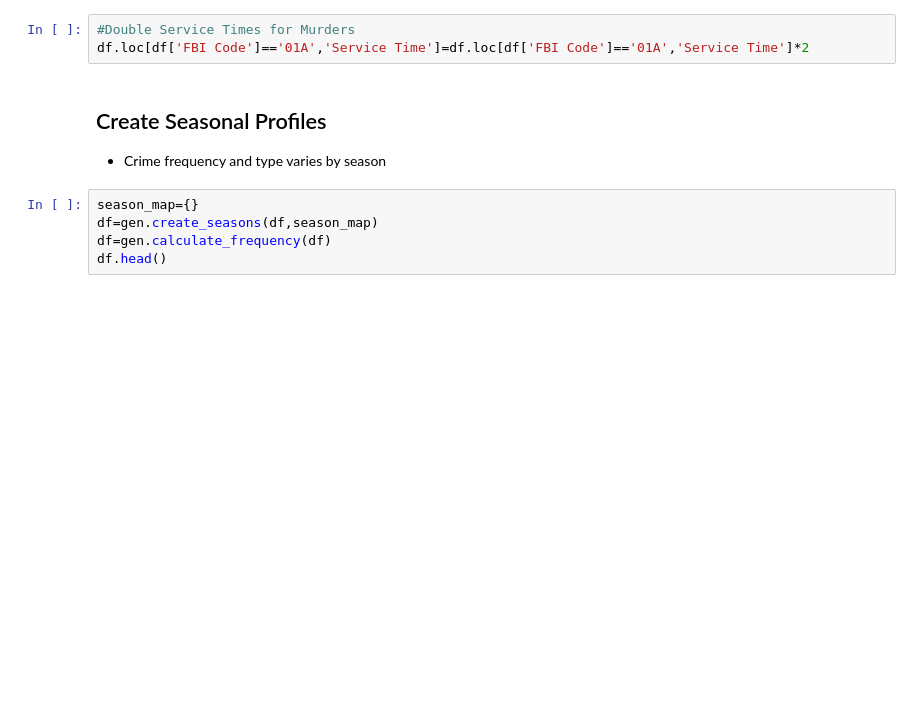
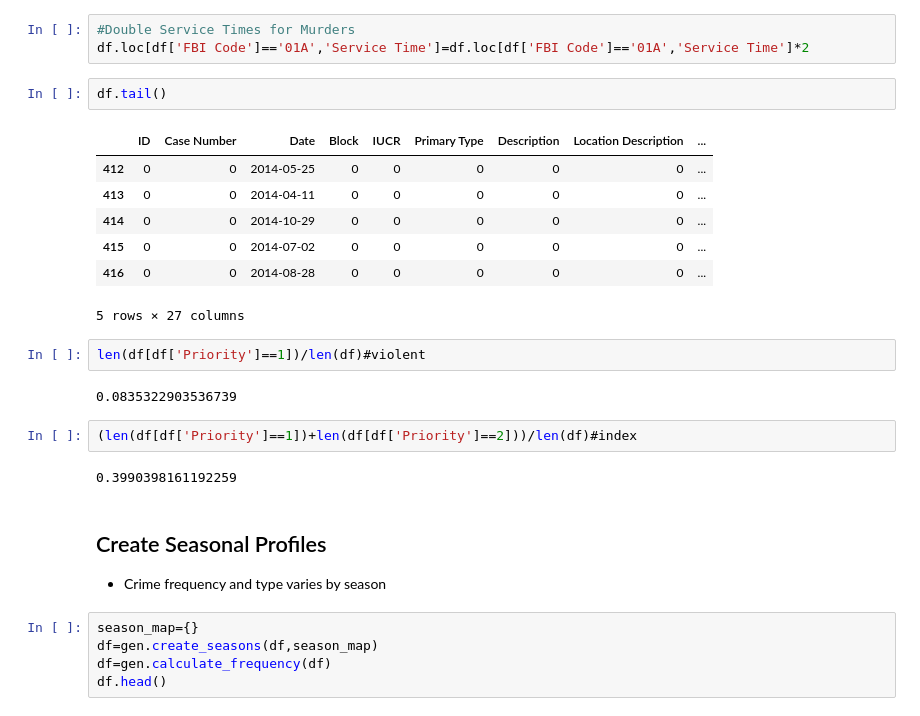
Before and after one commit to callieclark/response-time-project, a Jupyter notebook: crime_profile_generator_process.ipynb, the cells around one changed output. Drawn from its saved outputs; the diff is of its cells as text; blank space fills up the shorter version.

```diff
--- a/crime_profile_generator_process.ipynb
+++ b/crime_profile_generator_process.ipynb
@@ -132,6 +137,24 @@ Stats of dist: min 9.622929069221001 max 52.634526728018464 mean 23.567080118292
 # %%
 #Double Service Times for Murders
 df.loc[df['FBI Code']=='01A','Service Time']=df.loc[df['FBI Code']=='01A','Service Time']*2
+# %%
+df.tail()
+# %% [output]
+|  | ID | Case Number | Date | Block | IUCR | Primary Type | Description | Location Description | ... |
+| 412 | 0 | 0 | 2014-05-25 | 0 | 0 | 0 | 0 | 0 | ... |
+| 413 | 0 | 0 | 2014-04-11 | 0 | 0 | 0 | 0 | 0 | ... |
+| 414 | 0 | 0 | 2014-10-29 | 0 | 0 | 0 | 0 | 0 | ... |
+| 415 | 0 | 0 | 2014-07-02 | 0 | 0 | 0 | 0 | 0 | ... |
+| 416 | 0 | 0 | 2014-08-28 | 0 | 0 | 0 | 0 | 0 | ... |
+5 rows × 27 columns
+# %%
+len(df[df['Priority']==1])/len(df)#violent
+# %% [output]
+0.0835322903536739
+# %%
+(len(df[df['Priority']==1])+len(df[df['Priority']==2]))/len(df)#index
+# %% [output]
+0.3990398161192259
 # %% [markdown]
 ## Create Seasonal Profiles
 *  Crime frequency and type varies by season
```
Also changed, not shown: parts of 10 cells of this notebook, 13 other files.
